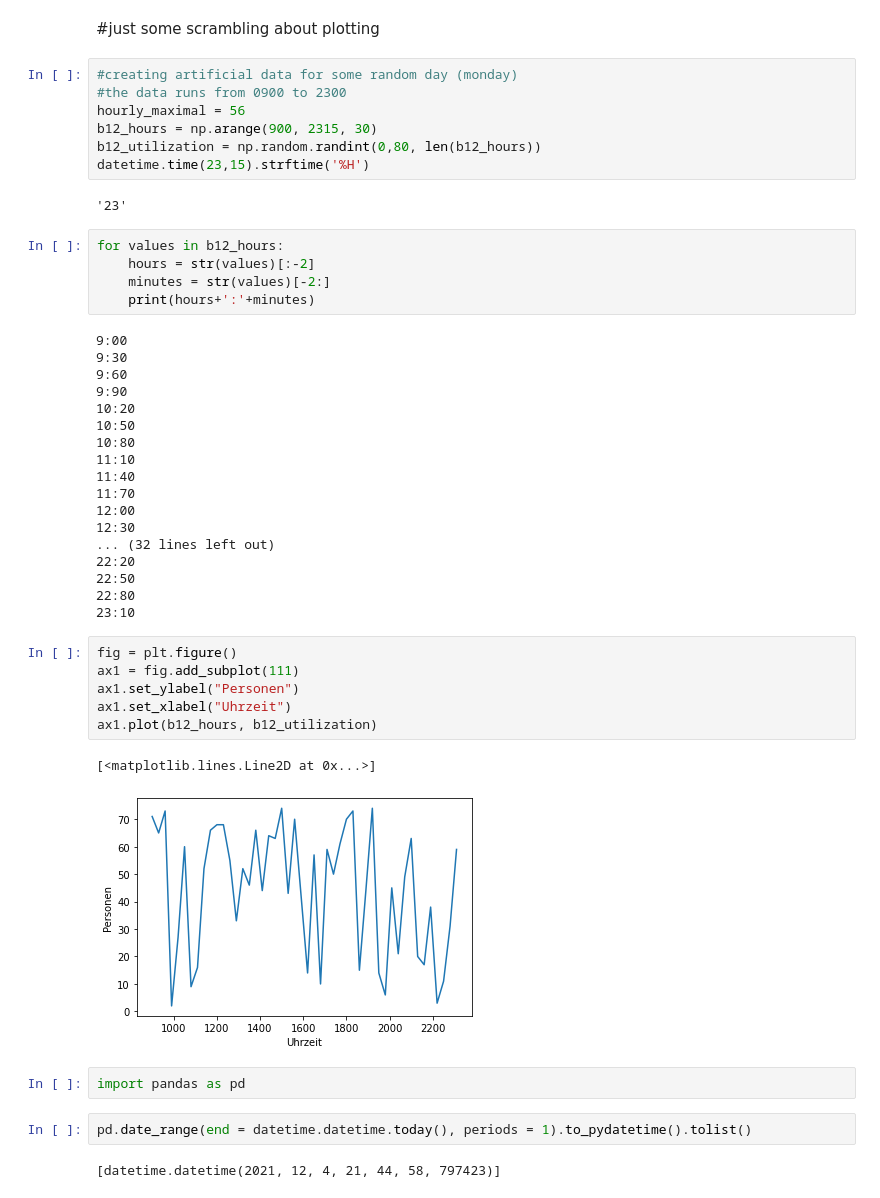
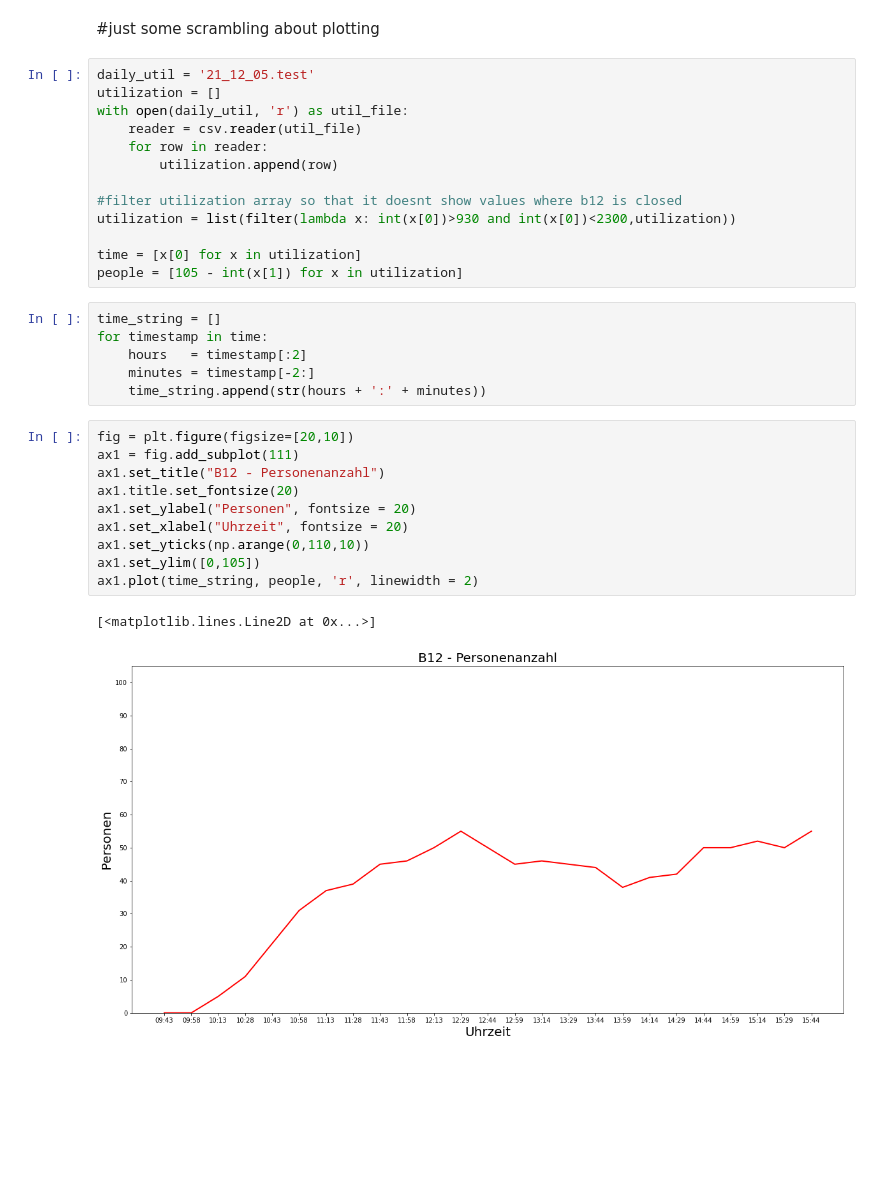
Before and after one commit to ManuSchmi88/b12_monitor, a Jupyter notebook: b12_auslastung.ipynb, the cells around one changed output. Cells and saved outputs as stored; diff of their text form; blank space fills up the shorter version.

```diff
--- a/b12_auslastung.ipynb
+++ b/b12_auslastung.ipynb
@@ -101,49 +143,34 @@ KeyboardInterrupt:
 # %% [markdown]
 #just some scrambling about plotting
-# %%
-#creating artificial data for some random day (monday)
-#the data runs from 0900 to 2300
-hourly_maximal = 56
-b12_hours = np.arange(900, 2315, 30)
-b12_utilization = np.random.randint(0,80, len(b12_hours))
-datetime.time(23,15).strftime('%H')
-# %% [output]
-'23'
-# %%
-for values in b12_hours:
-    hours = str(values)[:-2]
-    minutes = str(values)[-2:]
-    print(hours+':'+minutes)
-# %% [output]
-9:00
-9:30
-9:60
-9:90
-10:20
-10:50
-10:80
-11:10
-11:40
-11:70
-12:00
-12:30
-... (32 lines left out)
-22:20
-22:50
-22:80
-23:10
+# %%
+daily_util = '21_12_05.test'
+utilization = []
+with open(daily_util, 'r') as util_file:
+    reader = csv.reader(util_file)
+    for row in reader:
+        utilization.append(row)
+
+#filter utilization array so that it doesnt show values where b12 is closed
+utilization = list(filter(lambda x: int(x[0])>930 and int(x[0])<2300,utilization))
+
+time = [x[0] for x in utilization]
+people = [105 - int(x[1]) for x in utilization]
+# %%
+time_string = []
+for timestamp in time:
+    hours   = timestamp[:2]
+    minutes = timestamp[-2:]
+    time_string.append(str(hours + ':' + minutes))
 # %%
-fig = plt.figure()
+fig = plt.figure(figsize=[20,10])
 ax1 = fig.add_subplot(111)
-ax1.set_ylabel("Personen")
-ax1.set_xlabel("Uhrzeit")
-ax1.plot(b12_hours, b12_utilization)
+ax1.set_title("B12 - Personenanzahl")
+ax1.title.set_fontsize(20)
+ax1.set_ylabel("Personen", fontsize = 20)
+ax1.set_xlabel("Uhrzeit", fontsize = 20)
+ax1.set_yticks(np.arange(0,110,10))
+ax1.set_ylim([0,105])
+ax1.plot(time_string, people, 'r', linewidth = 2)
 # %% [output]
 [<matplotlib.lines.Line2D at 0x...>]
-[figure, old version]
+[figure, new version]
-# %%
-import pandas as pd
-# %%
-pd.date_range(end = datetime.datetime.today(), periods = 1).to_pydatetime().tolist()
-# %% [output]
-[datetime.datetime(2021, 12, 4, 21, 44, 58, 797423)]
```
Also changed, not shown: parts of 6 cells of this notebook, 1 other file.
